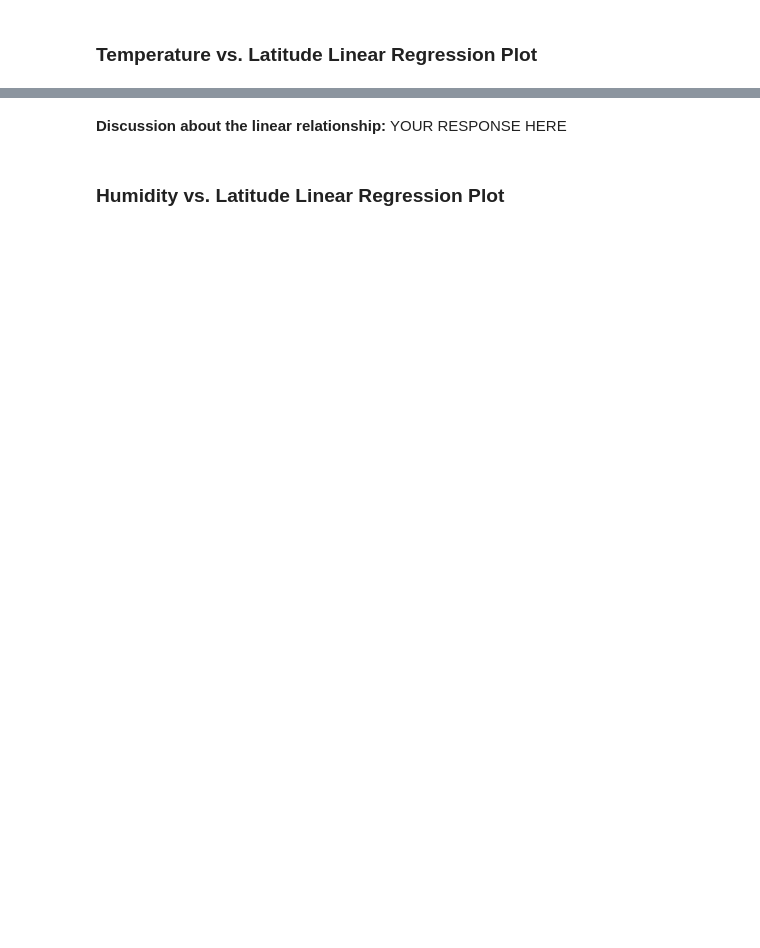
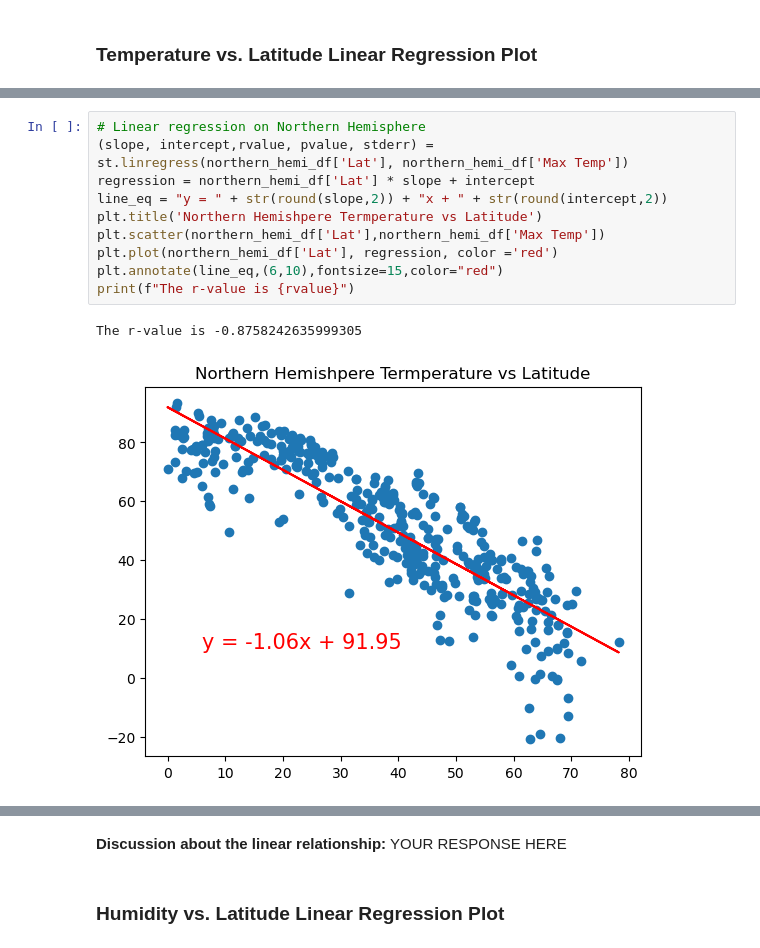
Before and after one commit to AntonLeB04/python-api-challenge, a Jupyter notebook: WeatherPy/WeatherPy.ipynb, the cells around one changed output, grey strips where cells are left out. Cells and saved outputs as stored; diff of their text form; blank space fills up the shorter version.

```diff
--- a/WeatherPy/WeatherPy.ipynb
+++ b/WeatherPy/WeatherPy.ipynb
@@ -327,0 +316,13 @@ The r-value is: 0.4121057168607245
+# %%
+# Linear regression on Northern Hemisphere
+(slope, intercept,rvalue, pvalue, stderr) = st.linregress(northern_hemi_df['Lat'], northern_hemi_df['Max Temp'])
+regression = northern_hemi_df['Lat'] * slope + intercept
+line_eq = "y = " + str(round(slope,2)) + "x + " + str(round(intercept,2))
+plt.title('Northern Hemishpere Termperature vs Latitude')
+plt.scatter(northern_hemi_df['Lat'],northern_hemi_df['Max Temp'])
+plt.plot(northern_hemi_df['Lat'], regression, color ='red')
+plt.annotate(line_eq,(6,10),fontsize=15,color="red")
+print(f"The r-value is {rvalue}")
+# %% [output]
+The r-value is -0.8758242635999305
+[figure, added]
```
Also changed, not shown: parts of 28 cells of this notebook, 5 other files.
